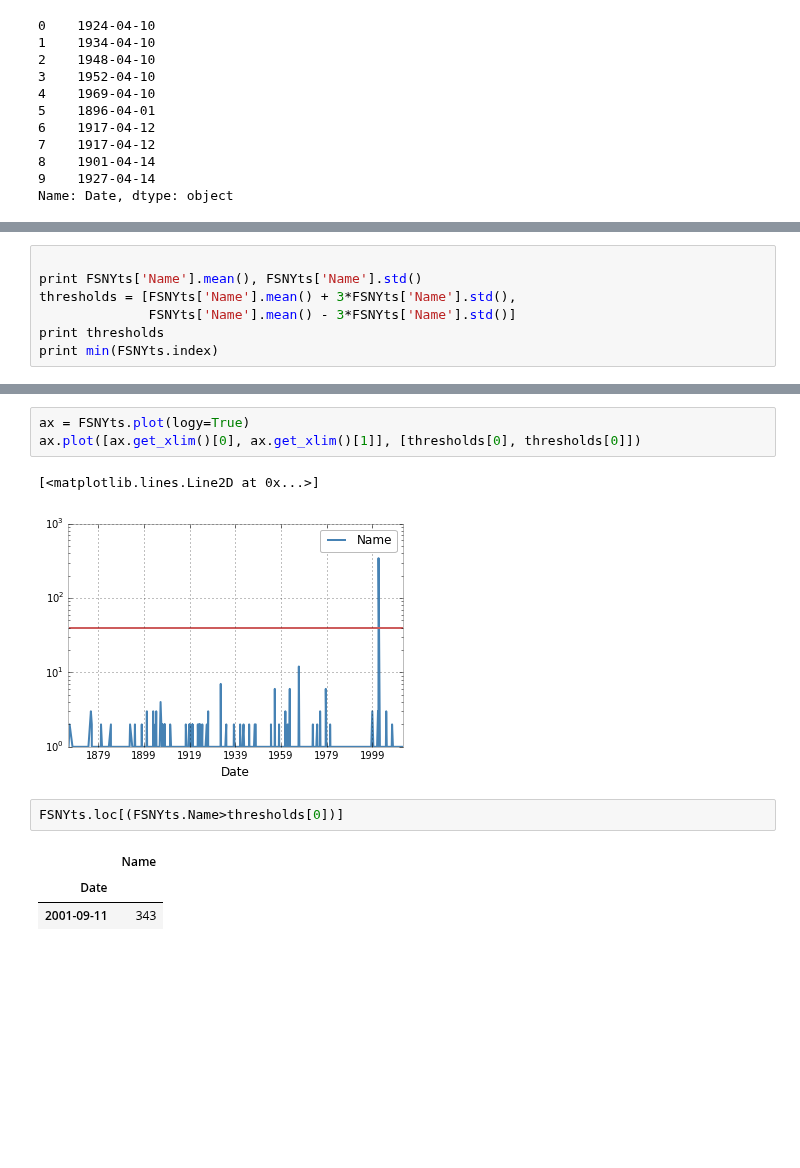
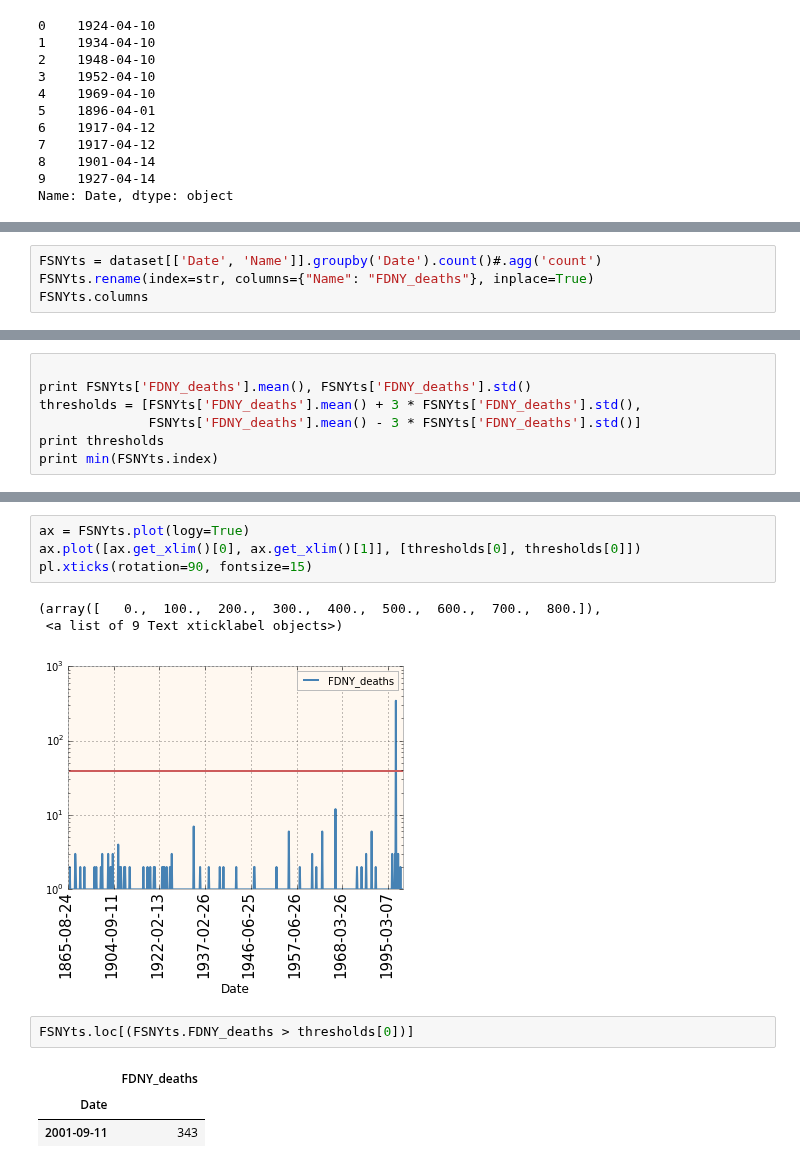
Before and after one commit to fedhere/UInotebooks, a Jupyter notebook: timeseries/FDNYdeaths.ipynb, the cells around one changed output, grey strips where cells are left out. Saved outputs shown, nothing was run; the diff lists cells and outputs as text; blank space fills up the shorter version.

```diff
--- a/timeseries/FDNYdeaths.ipynb
+++ b/timeseries/FDNYdeaths.ipynb
@@ -66,0 +67,4 @@ Name: Date, dtype: object
+# %%
+FSNYts = dataset[['Date', 'Name']].groupby('Date').count()#.agg('count')
+FSNYts.rename(index=str, columns={"Name": "FDNY_deaths"}, inplace=True)
+FSNYts.columns
@@ -92,8 +95,8 @@ pl.xlabel("Date", fontsize=20)
 # %%
 
-print FSNYts['Name'].mean(), FSNYts['Name'].std()
-thresholds = [FSNYts['Name'].mean() + 3*FSNYts['Name'].std(),
-              FSNYts['Name'].mean() - 3*FSNYts['Name'].std()]
+print FSNYts['FDNY_deaths'].mean(), FSNYts['FDNY_deaths'].std()
+thresholds = [FSNYts['FDNY_deaths'].mean() + 3 * FSNYts['FDNY_deaths'].std(),
+              FSNYts['FDNY_deaths'].mean() - 3 * FSNYts['FDNY_deaths'].std()]
 print thresholds
 print min(FSNYts.index)
 # %% [output]
@@ -103,12 +106,14 @@ print min(FSNYts.index)
 # %%
 ax = FSNYts.plot(logy=True)
 ax.plot([ax.get_xlim()[0], ax.get_xlim()[1]], [thresholds[0], thresholds[0]])
+pl.xticks(rotation=90, fontsize=15)
 # %% [output]
-[<matplotlib.lines.Line2D at 0x...>]
+(array([   0.,  100.,  200.,  300.,  400.,  500.,  600.,  700.,  800.]),
+ <a list of 9 Text xticklabel objects>)
-[figure, old version]
+[figure, new version]
 # %%
-FSNYts.loc[(FSNYts.Name>thresholds[0])]
+FSNYts.loc[(FSNYts.FDNY_deaths > thresholds[0])]
 # %% [output]
-|  | Name |
+|  | FDNY_deaths |
 | Date |  |
 | 2001-09-11 | 343 |
```
Also changed, not shown: parts of 13 cells of this notebook.
